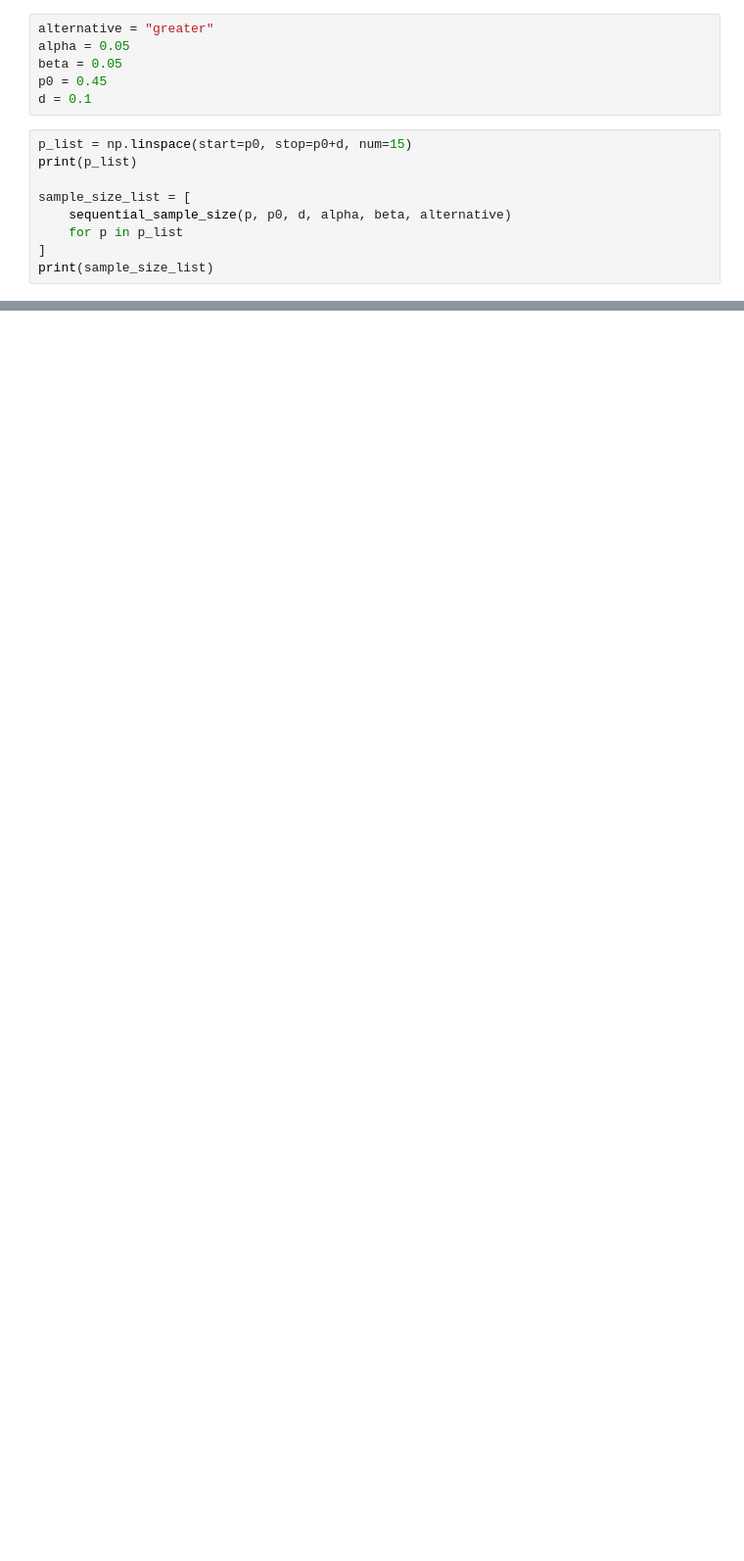
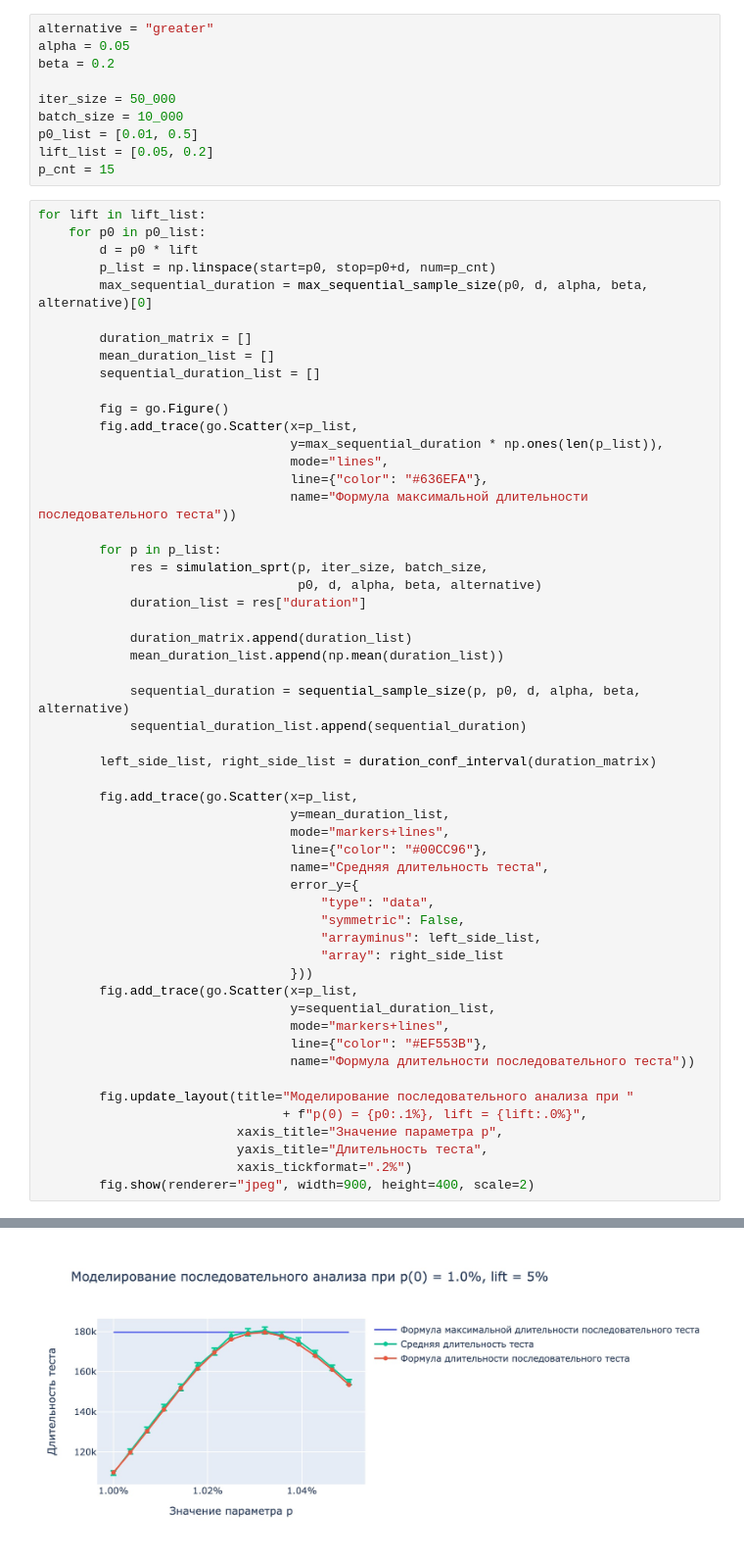
Before and after one commit to Xapulc/wald-sequential-probability-ratio-test, a Jupyter notebook: binary/checking/one_sample/sample_size_calculator.ipynb, the cells around one changed output, grey strips where cells are left out. Shown at 98% size. Cells and saved outputs as stored; diff of their text form; blank space fills up the shorter version.

Commit message:
Проведена проверка расчёта средней длительности теста для одной выборки

```diff
--- a/binary/checking/one_sample/sample_size_calculator.ipynb
+++ b/binary/checking/one_sample/sample_size_calculator.ipynb
@@ -5,16 +12,65 @@ from binary.checking.one_sample_sequential_sample_size import sequential_sample_
 # %%
 alternative = "greater"
 alpha = 0.05
-beta = 0.05
-p0 = 0.45
-d = 0.1
+beta = 0.2
+
+iter_size = 50_000
+batch_size = 10_000
+p0_list = [0.01, 0.5]
+lift_list = [0.05, 0.2]
+p_cnt = 15
 # %%
-p_list = np.linspace(start=p0, stop=p0+d, num=15)
-print(p_list)
+for lift in lift_list:
+    for p0 in p0_list:
+        d = p0 * lift
+        p_list = np.linspace(start=p0, stop=p0+d, num=p_cnt)
+        max_sequential_duration = max_sequential_sample_size(p0, d, alpha, beta, alternative)[0]
 
-sample_size_list = [
-    sequential_sample_size(p, p0, d, alpha, beta, alternative)
-    for p in p_list
-]
-print(sample_size_list)
+        duration_matrix = []
+        mean_duration_list = []
+        sequential_duration_list = []
+
+        fig = go.Figure()
+        fig.add_trace(go.Scatter(x=p_list,
+                                 y=max_sequential_duration * np.ones(len(p_list)),
+                                 mode="lines",
+                                 line={"color": "#636EFA"},
+                                 name="Формула максимальной длительности последовательного теста"))
+
+        for p in p_list:
+            res = simulation_sprt(p, iter_size, batch_size,
+                                  p0, d, alpha, beta, alternative)
+            duration_list = res["duration"]
+
+            duration_matrix.append(duration_list)
+            mean_duration_list.append(np.mean(duration_list))
+
+            sequential_duration = sequential_sample_size(p, p0, d, alpha, beta, alternative)
+            sequential_duration_list.append(sequential_duration)
+
+        left_side_list, right_side_list = duration_conf_interval(duration_matrix)
+
+        fig.add_trace(go.Scatter(x=p_list,
+                                 y=mean_duration_list,
+                                 mode="markers+lines",
+                                 line={"color": "#00CC96"},
+                                 name="Средняя длительность теста",
+                                 error_y={
+                                     "type": "data",
+                                     "symmetric": False,
+                                     "arrayminus": left_side_list,
+                                     "array": right_side_list
+                                 }))
+        fig.add_trace(go.Scatter(x=p_list,
+                                 y=sequential_duration_list,
+                                 mode="markers+lines",
+                                 line={"color": "#EF553B"},
+                                 name="Формула длительности последовательного теста"))
+
+        fig.update_layout(title="Моделирование последовательного анализа при "
+                                + f"p(0) = {p0:.1%}, lift = {lift:.0%}",
+                          xaxis_title="Значение параметра p",
+                          yaxis_title="Длительность теста",
+                          xaxis_tickformat=".2%")
+        fig.show(renderer="jpeg", width=900, height=400, scale=2)
 # %% [output]
@@ -24,0 +77 @@ print(sample_size_list)
+[figure, added]
```
Also changed, not shown: parts of 16 cells of this notebook, 10 other files.
